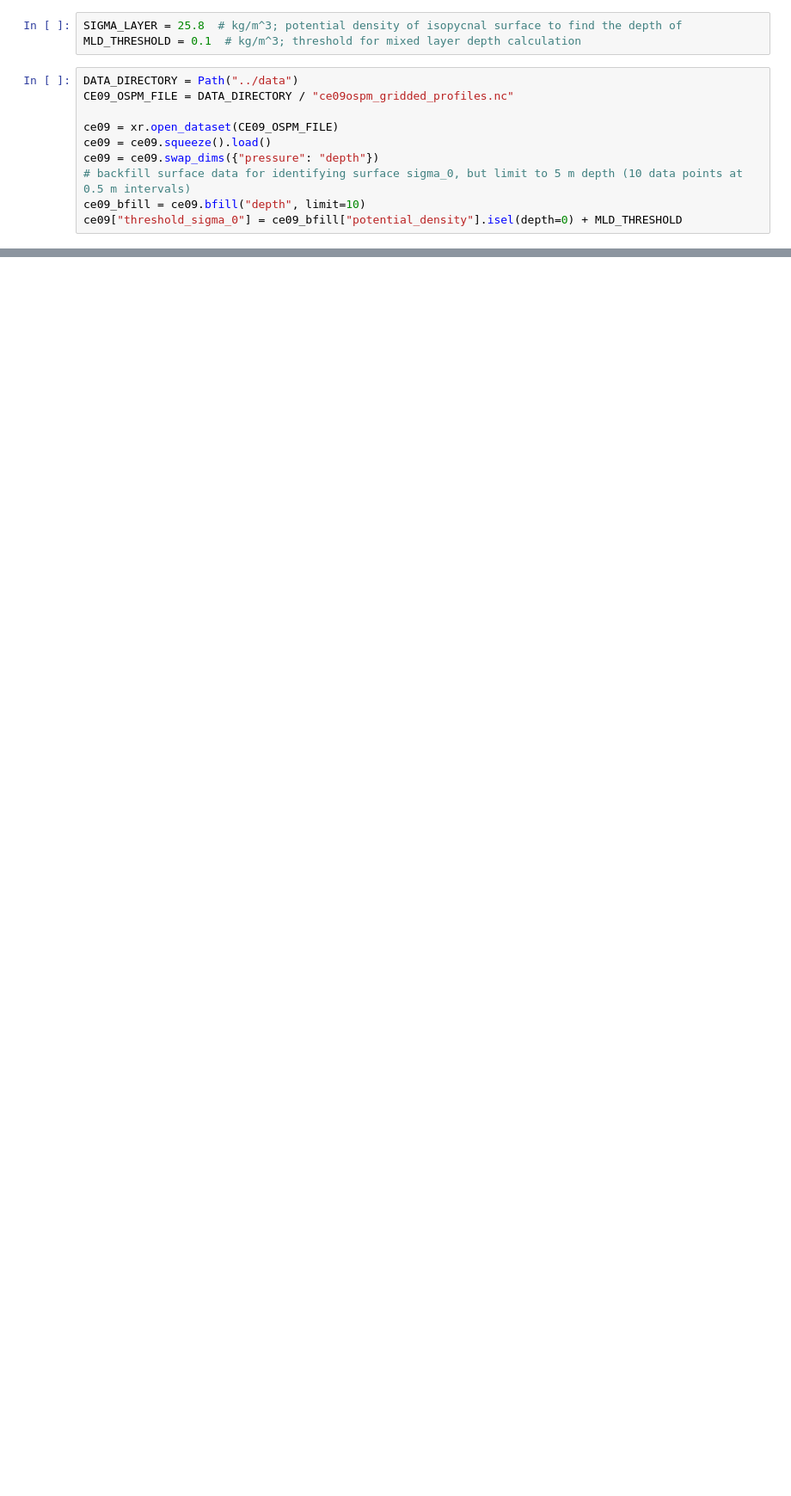
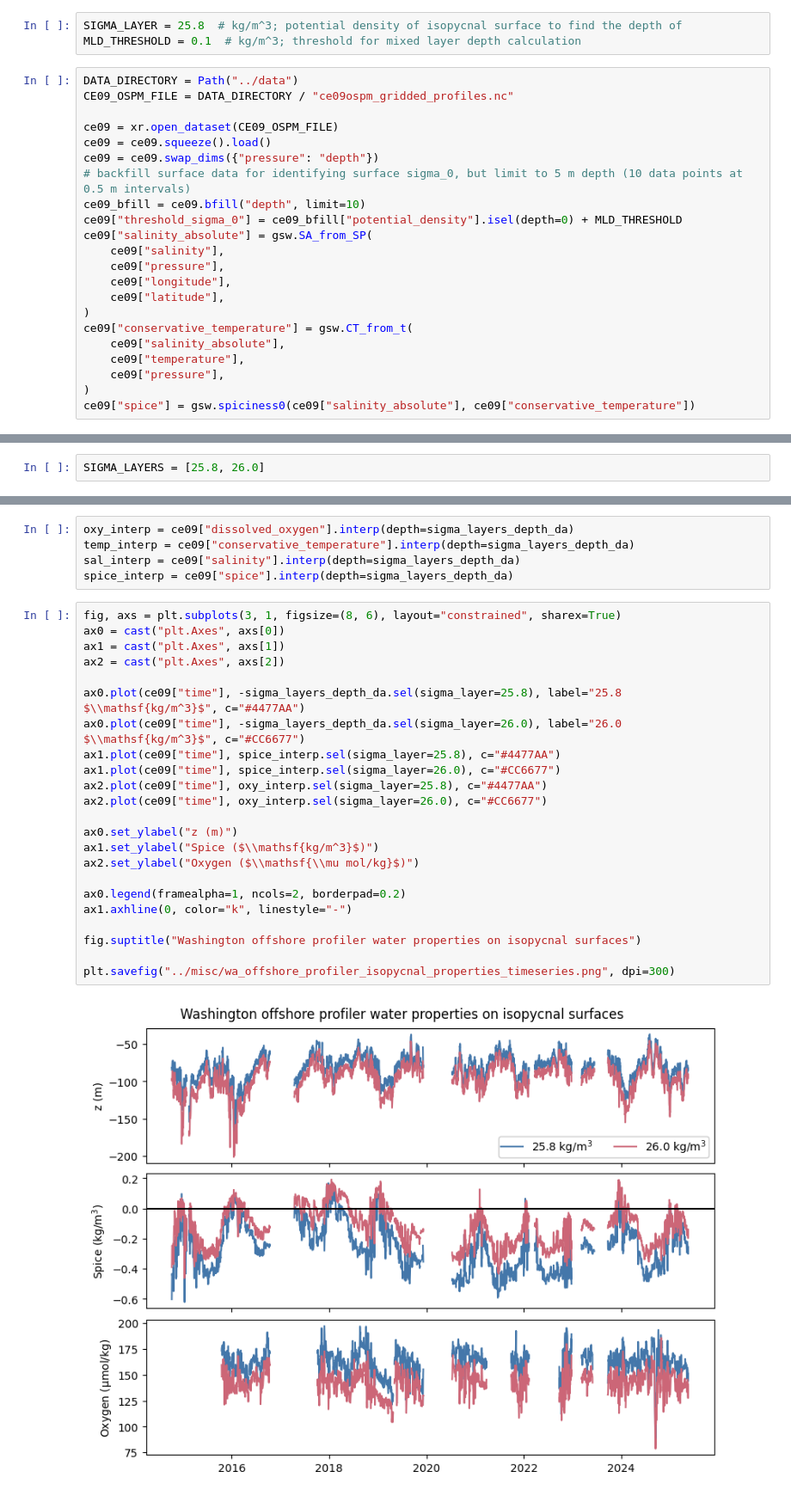
Before and after one commit to andrew-s28/ocean-tunnels-nccs, a Jupyter notebook: notebooks/washington_gridded_data_sigma_depths.ipynb, the cells around one changed output, grey strips where cells are left out. Shown: that part at 86% size. Cells and saved outputs as stored; diff of their text form; blank space fills up the shorter version.

Commit message:
adds calculations for t/s/spice/do along isopycnal surfaces

```diff
--- a/notebooks/washington_gridded_data_sigma_depths.ipynb
+++ b/notebooks/washington_gridded_data_sigma_depths.ipynb
@@ -19,6 +21,18 @@ ce09 = ce09.swap_dims({"pressure": "depth"})
 # backfill surface data for identifying surface sigma_0, but limit to 5 m depth (10 data points at 0.5 m intervals)
 ce09_bfill = ce09.bfill("depth", limit=10)
 ce09["threshold_sigma_0"] = ce09_bfill["potential_density"].isel(depth=0) + MLD_THRESHOLD
+ce09["salinity_absolute"] = gsw.SA_from_SP(
+    ce09["salinity"],
+    ce09["pressure"],
+    ce09["longitude"],
+    ce09["latitude"],
+)
+ce09["conservative_temperature"] = gsw.CT_from_t(
+    ce09["salinity_absolute"],
+    ce09["temperature"],
+    ce09["pressure"],
+)
+ce09["spice"] = gsw.spiciness0(ce09["salinity_absolute"], ce09["conservative_temperature"])
 # %%
 def calculate_mld(depth: np.ndarray, z: np.ndarray, sigma_0: np.ndarray, surface_sigma_0: float) -> float:
     """Calculate mixed layer depth for a single time step.
@@ -133,0 +148,2 @@ plt.savefig("../misc/wa_profiler_sigma_at_mld.png", dpi=300)
+# %%
+SIGMA_LAYERS = [25.8, 26.0]
@@ -133,0 +195,30 @@ plt.savefig("../misc/wa_profiler_sigma_at_mld.png", dpi=300)
+# %%
+oxy_interp = ce09["dissolved_oxygen"].interp(depth=sigma_layers_depth_da)
+temp_interp = ce09["conservative_temperature"].interp(depth=sigma_layers_depth_da)
+sal_interp = ce09["salinity"].interp(depth=sigma_layers_depth_da)
+spice_interp = ce09["spice"].interp(depth=sigma_layers_depth_da)
+# %%
+fig, axs = plt.subplots(3, 1, figsize=(8, 6), layout="constrained", sharex=True)
+ax0 = cast("plt.Axes", axs[0])
+ax1 = cast("plt.Axes", axs[1])
+ax2 = cast("plt.Axes", axs[2])
+
+ax0.plot(ce09["time"], -sigma_layers_depth_da.sel(sigma_layer=25.8), label="25.8 $\\mathsf{kg/m^3}$", c="#4477AA")
+ax0.plot(ce09["time"], -sigma_layers_depth_da.sel(sigma_layer=26.0), label="26.0 $\\mathsf{kg/m^3}$", c="#CC6677")
+ax1.plot(ce09["time"], spice_interp.sel(sigma_layer=25.8), c="#4477AA")
+ax1.plot(ce09["time"], spice_interp.sel(sigma_layer=26.0), c="#CC6677")
+ax2.plot(ce09["time"], oxy_interp.sel(sigma_layer=25.8), c="#4477AA")
+ax2.plot(ce09["time"], oxy_interp.sel(sigma_layer=26.0), c="#CC6677")
+
+ax0.set_ylabel("z (m)")
+ax1.set_ylabel("Spice ($\\mathsf{kg/m^3}$)")
+ax2.set_ylabel("Oxygen ($\\mathsf{\\mu mol/kg}$)")
+
+ax0.legend(framealpha=1, ncols=2, borderpad=0.2)
+ax1.axhline(0, color="k", linestyle="-")
+
+fig.suptitle("Washington offshore profiler water properties on isopycnal surfaces")
+
+plt.savefig("../misc/wa_offshore_profiler_isopycnal_properties_timeseries.png", dpi=300)
+# %% [output]
+[figure, added]
```
Also changed, not shown: parts of 6 cells of this notebook, 1 other file.
